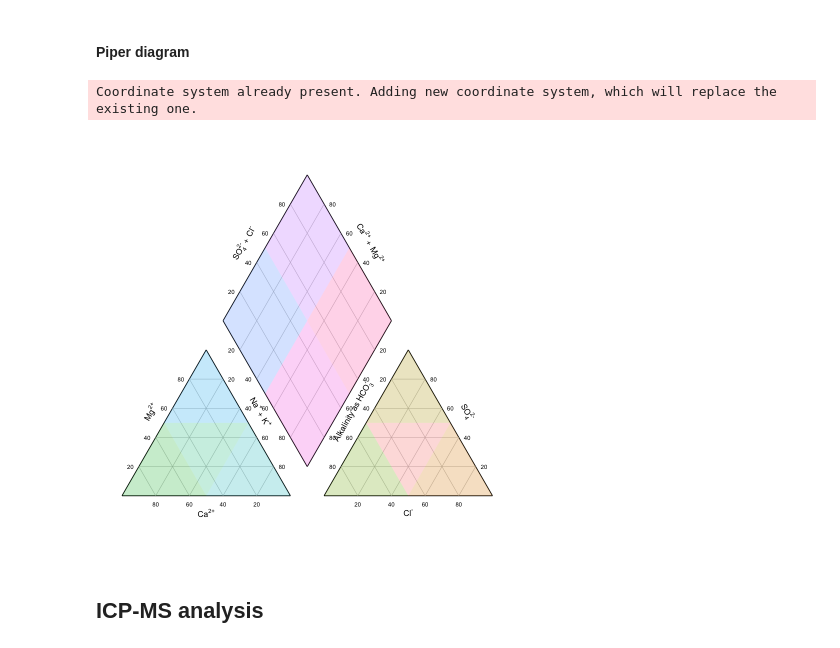
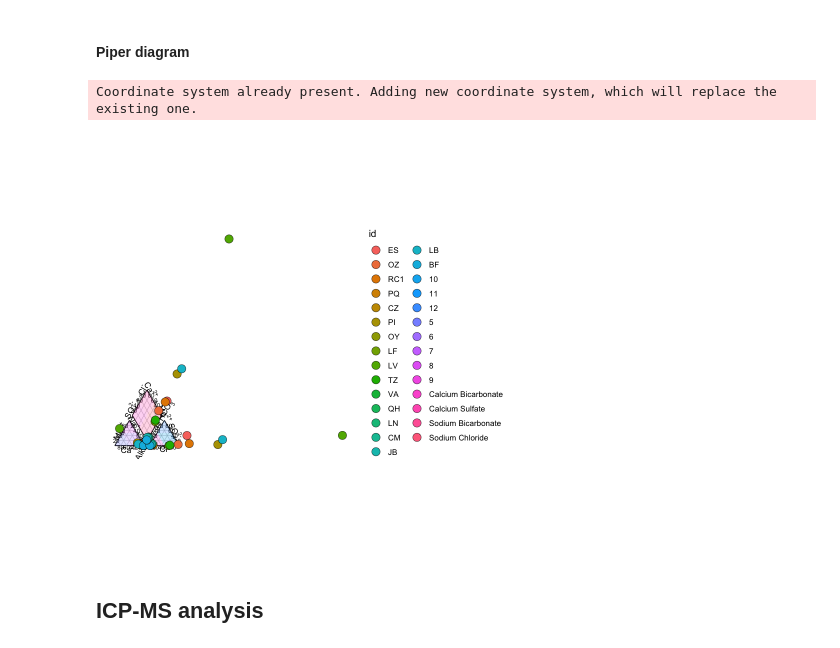
Before and after one commit to giovannellilab/geochem, a Jupyter notebook: notebooks/Template.ipynb, the cells around one changed output. Cells and saved outputs as stored; diff of their text form; code cells hidden in the pictures.

```diff
--- a/notebooks/Template.ipynb
+++ b/notebooks/Template.ipynb
@@ -415,39 +430,41 @@ figure_gibbs
 # %%
 piper_data = transform_data_piper(
     Mg=ic_df$Mg.meq,
     Ca=ic_df$Ca.meq,
     Cl=ic_df$Cl.meq,
     SO4=ic_df$SO4.meq,
     id=ic_df$SiteID
 )
+piper_data = piper_data %>% rename(SiteID=id)
 
-figure_piper = plot_base_piper()
-    # geom_point(
-    #     data=piper_data,
-    #     aes(
-    #         x=x,
-    #         y=y,
-    #         fill=id
-    #     ),
-    #     size=4.5,
-    #     shape=21,
-    #     stroke=0.3
-    # )
+figure_piper = plot_base_piper() +
+    geom_point(
+        data=piper_data,
+        aes(
+            x=x,
+            y=y,
+            fill=SiteID
+        ),
+        size=4.5,
+        shape=21,
+        stroke=0.3,
+        inherit.aes=FALSE
+    )
 
 ggsave(
     plot=figure_piper,
     filename=file.path(
         "../figures",
         paste0(PROJECT_NAME, "-piper.svg")
     ),
     width=7,
     height=7
 )
 
 figure_piper
 # %% [output]
 Coordinate system already present. Adding new coordinate system, which will replace the existing one.
-[figure, old version]
+[figure, new version]
 # %% [markdown]
 ## ICP-MS analysis
 # %%
```
Also changed, not shown: parts of 5 cells of this notebook.
